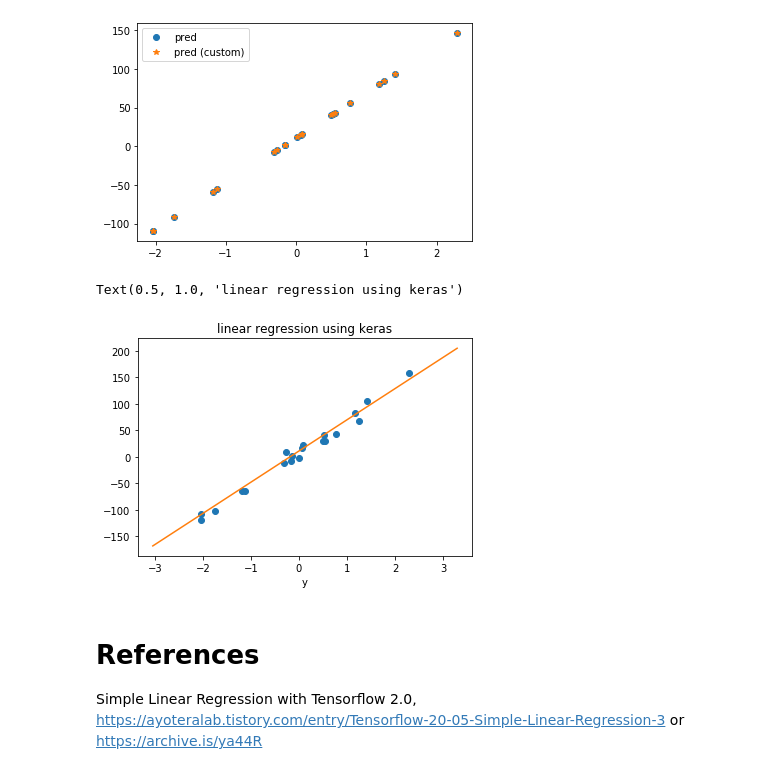
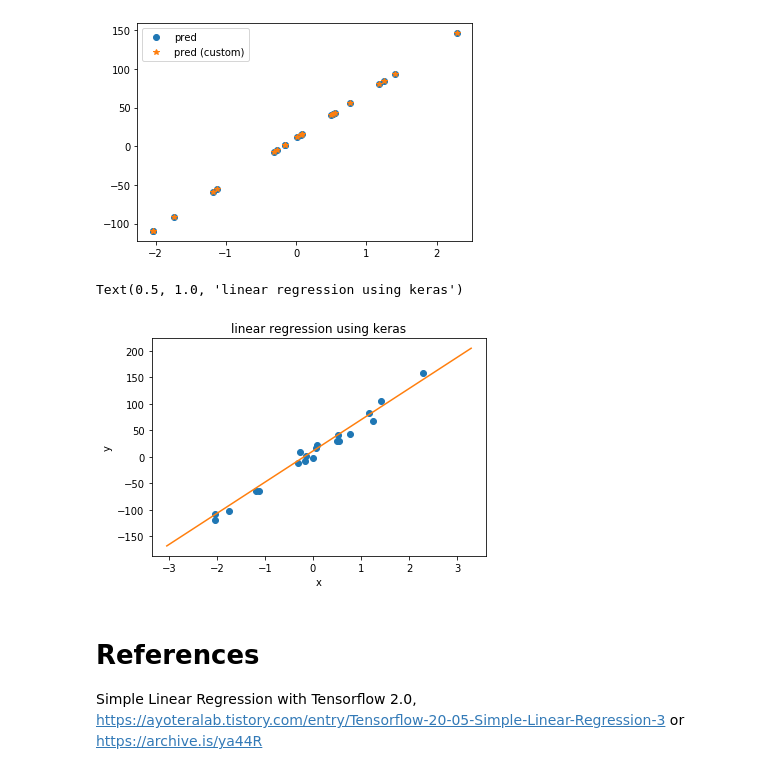
Before and after one commit to dalek7/SKKU_ML_21S, a Jupyter notebook: W10_03_linear_regression_keras.ipynb, the cells around one changed output. Cells and saved outputs as stored; diff of their text form; code cells hidden in the pictures.

```diff
--- a/W10_03_linear_regression_keras.ipynb
+++ b/W10_03_linear_regression_keras.ipynb
@@ -124,15 +125,15 @@ plt.legend(['pred', 'pred (custom)'])
 # %%
 x1 = np.min(test_x)-1, np.max(test_x)+1
 y1 = w1 * x1 + b1
-
+#plt.figure(dpi=150)
 plt.plot(test_x, test_y,'o')
 plt.plot(x1, y1)
 plt.xlabel('x')
-plt.xlabel('y')
+plt.ylabel('y')
 plt.title('linear regression using keras')
 # %% [output]
 Text(0.5, 1.0, 'linear regression using keras')
-[figure, old version]
+[figure, new version]
 # %% [markdown]
 # References
 
```
Also changed, not shown: parts of 3 cells of this notebook, 1 other file.
